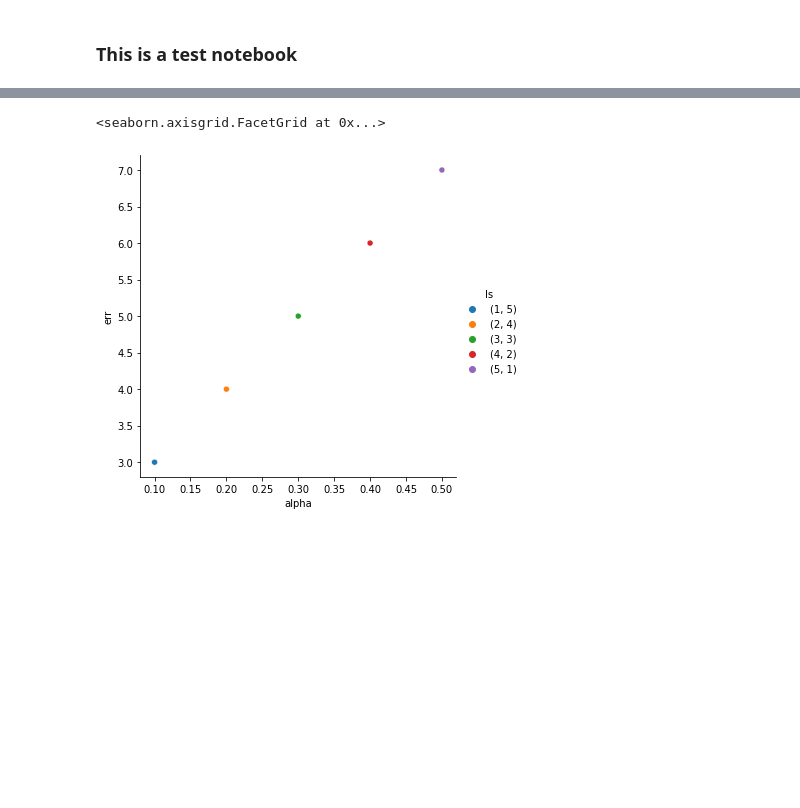
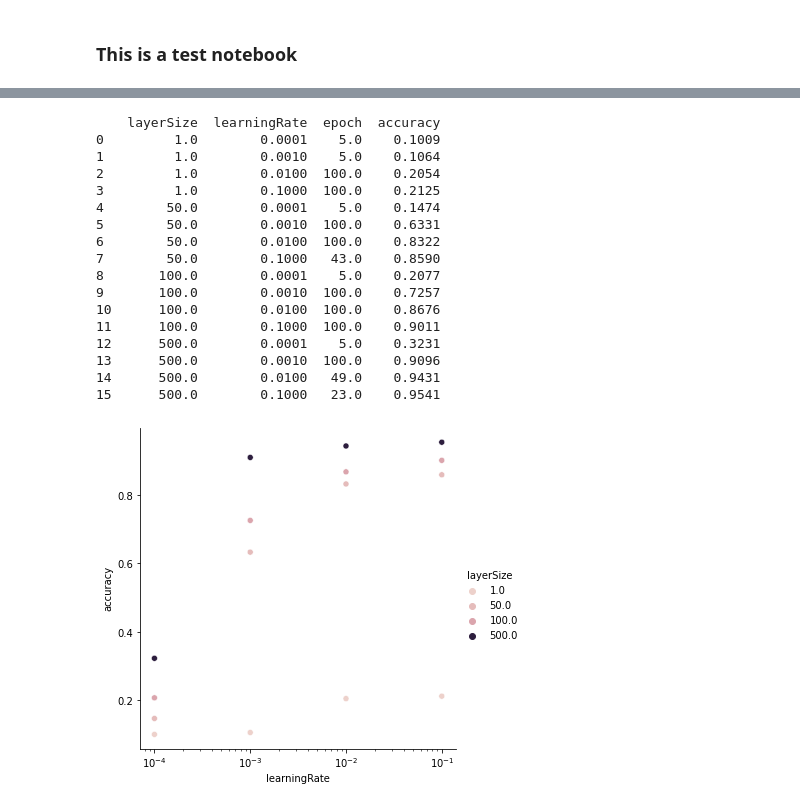
Before and after one commit to paulopicasso/sieci-neuronowe, a Jupyter notebook: zad2/test.ipynb, the cells around one changed output, grey strips where cells are left out. Saved outputs shown, nothing was run; the diff lists cells and outputs as text; code cells hidden in the pictures; blank space fills up the shorter version.

```diff
--- a/zad2/test.ipynb
+++ b/zad2/test.ipynb
@@ -21,12 +19,12 @@ inputSize = 28 * 28
 outputSize = 10
 minWeight = -0.0001
 maxWeight = 0.0001
-batchSize = 128
+batchSize = 20
 desiredError = 0.01
 maxEpoch = 100
 minDiff = 0.00001
-alphas = [0.00001, 0.0001, 0.001, 0.01, 0.1]
-layerSizes = [1, 20, 50, 100, 500]
+alphas = [0.0001, 0.001, 0.01, 0.1]
+layerSizes = [1, 50, 100, 500]
 
 inputs = data_loader.loadTrainInputs('../')
 labels = data_loader.loadTrainOutputs('../')
@@ -63,9 +61,4 @@ for layerSize in layerSizes:
         with open('exp1.txt', 'a') as fp:
             fp.write('{}'.format(result) + '\n')
         print(result)
-
-frame = pd.DataFrame(results, columns=[
-    'layerSize', 'learningRate', 'epoch', 'accuracy'
-])
-sns.relplot(data=frame, x='learningRate', y='error', hue='layerSize')
 # %% [output]
@@ -90,14 +83,34 @@ KeyboardInterrupt:
-# %%
-x = [
- ((1, 5), 0.1, 3, 8),
- ((2, 4), 0.2, 4, 9),
- ((3, 3), 0.3, 5, 10),
- ((4, 2), 0.4, 6, 11),
- ((5,1), 0.5, 7, 12)
-]
-
-xd = pd.DataFrame(x, columns=['ls', 'alpha', 'err', 'test'])
-sns.relplot(data=xd, x='alpha', y='err', hue='ls')
-# %% [output]
-<seaborn.axisgrid.FacetGrid at 0x...>
-[figure, removed]
+# %%
+with open('exp1.txt', 'r') as file:
+    lines = file.readlines()
+    lines = [
+        line.strip().replace('(', '').replace(')', '').split(', ')
+        for line in lines
+    ]
+    results = [tuple([float(s) for s in line]) for line in lines]
+    frame = pd.DataFrame(results, columns=[
+        'layerSize', 'learningRate', 'epoch', 'accuracy'
+    ])
+    print(frame)
+
+    plot = sns.relplot(data=frame, x='learningRate', y='accuracy', hue='layerSize')
+    plot.set(xscale = 'log')
+# %% [output]
+    layerSize  learningRate  epoch  accuracy
+0         1.0        0.0001    5.0    0.1009
+1         1.0        0.0010    5.0    0.1064
+2         1.0        0.0100  100.0    0.2054
+3         1.0        0.1000  100.0    0.2125
+4        50.0        0.0001    5.0    0.1474
+5        50.0        0.0010  100.0    0.6331
+6        50.0        0.0100  100.0    0.8322
+7        50.0        0.1000   43.0    0.8590
+8       100.0        0.0001    5.0    0.2077
+9       100.0        0.0010  100.0    0.7257
+10      100.0        0.0100  100.0    0.8676
+11      100.0        0.1000  100.0    0.9011
+12      500.0        0.0001    5.0    0.3231
+13      500.0        0.0010  100.0    0.9096
+14      500.0        0.0100   49.0    0.9431
+15      500.0        0.1000   23.0    0.9541
+[figure, added]
```
Also changed, not shown: parts of 5 cells of this notebook, 6 other files.
